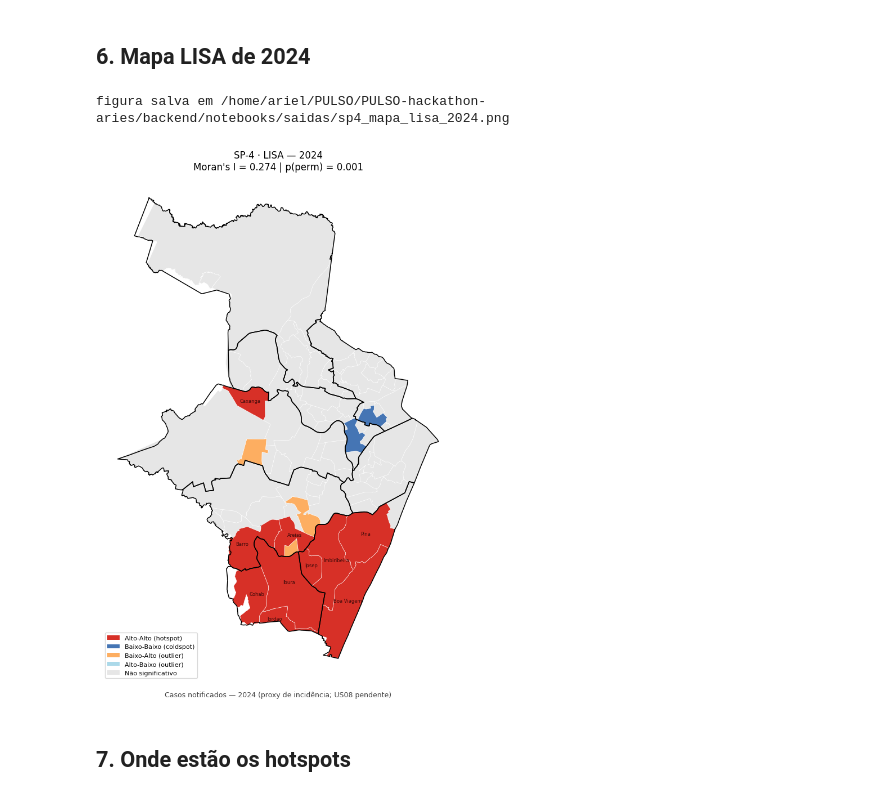
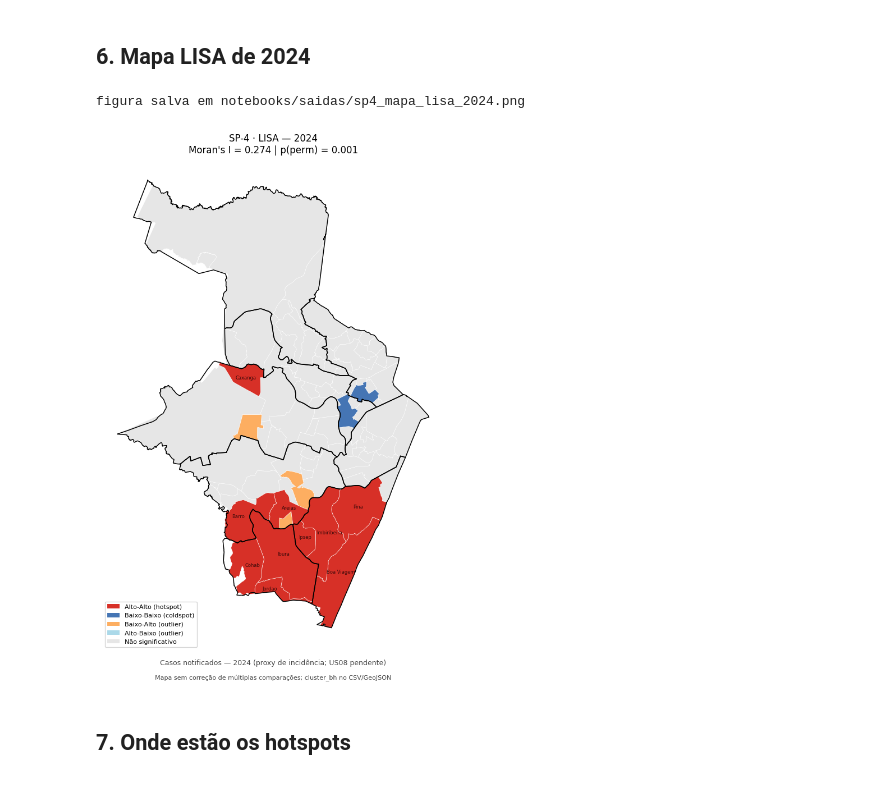
Before and after one commit to beatrizloyola/PULSO, a Jupyter notebook: backend/notebooks/sp4_moran_lisa.ipynb, the cells around one changed output. Saved outputs shown, nothing was run; the diff lists cells and outputs as text; code cells hidden in the pictures.

Commit message:
fix(sp4): rotula z/p, adiciona BH e limpa caminhos

```diff
--- a/backend/notebooks/sp4_moran_lisa.ipynb
+++ b/backend/notebooks/sp4_moran_lisa.ipynb
@@ -147,6 +151,26 @@ contagem = (
 contagem.index = [_comum.ROTULOS_LISA[i] for i in contagem.index]
 display(contagem)
 contagem.to_csv(_comum.SAIDAS_DIR / "sp4_contagem_lisa.csv")
+
+# Correção de múltiplas comparações (Benjamini-Hochberg, 5%) sobre os 94 p_sim.
+from statsmodels.stats.multitest import multipletests
+
+_, p_bh, _, _ = multipletests(geo["p_sim"].fillna(1), alpha=0.05, method="fdr_bh")
+geo["p_bh"] = p_bh
+geo["cluster_bh"] = "ns"
+for q, cat in [(1, "HH"), (2, "LH"), (3, "LL"), (4, "HL")]:
+    geo.loc[(geo["p_bh"] < 0.05) & (lisa.q == q), "cluster_bh"] = cat
+
+contagem_bh = (
+    geo["cluster_bh"].value_counts()
+    .reindex(["HH", "LH", "LL", "HL", "ns"]).fillna(0).astype(int)
+    .to_frame("bairros")
+)
+contagem_bh.index = [_comum.ROTULOS_LISA[i] for i in contagem_bh.index]
+display(contagem_bh)
+contagem_bh.to_csv(_comum.SAIDAS_DIR / "sp4_contagem_lisa_bh.csv")
+print("HH sem BH:", ", ".join(sorted(geo.loc[geo["cluster"] == "HH", "EBAIRRNOME"].str.title())))
+print("HH com BH:", ", ".join(sorted(geo.loc[geo["cluster_bh"] == "HH", "EBAIRRNOME"].str.title())))
 # %% [output]
 |  | bairros |
 | Alto-Alto (hotspot) | 10 |
@@ -201,30 +233,32 @@ figura salva em /home/ariel/PULSO/PULSO-hackathon-aries/backend/notebooks/saidas
 # %%
 distritos = _comum.carregar_distritos().to_crs(geo.crs)
 
 fig, ax = plt.subplots(figsize=(10, 10))
 for cat in ["ns", "HL", "LH", "LL", "HH"]:
     m = geo["cluster"] == cat
     if m.any():
         geo[m].plot(ax=ax, color=_comum.CORES_LISA[cat], edgecolor="white", linewidth=0.4)
 
 distritos.boundary.plot(ax=ax, color="black", linewidth=1.1)
 
 for _, row in geo[geo["cluster"] == "HH"].iterrows():
     p = row.geometry.representative_point()
     ax.annotate(row["EBAIRRNOME"].title(), (p.x, p.y), fontsize=6, ha="center", color="#3b0a0a")
 
 ax.set_title(f"SP-4 · LISA — 2024\nMoran's I = {moran.I:.3f} | p(perm) = {moran.p_sim:.3f}")
 ax.text(0.5, -0.03, rotulo, transform=ax.transAxes, ha="center", fontsize=9, color="#444")
+ax.text(0.5, -0.06, "Mapa sem correção de múltiplas comparações; cluster_bh no CSV/GeoJSON",
+        transform=ax.transAxes, ha="center", fontsize=8, color="#444")
 ax.axis("off")
 legenda = [Patch(facecolor=_comum.CORES_LISA[c], label=_comum.ROTULOS_LISA[c]) for c in ["HH", "LL", "LH", "HL", "ns"]]
 ax.legend(handles=legenda, loc="lower left", fontsize=8, frameon=True)
 fig.tight_layout()
 caminho = _comum.salvar_figura(fig, "sp4_mapa_lisa_2024.png")
-print("figura salva em", caminho)
+print("figura salva em", caminho.relative_to(_comum.BACKEND_DIR))
 plt.show()
 # %% [output]
-figura salva em /home/ariel/PULSO/PULSO-hackathon-aries/backend/notebooks/saidas/sp4_mapa_lisa_2024.png
+figura salva em notebooks/saidas/sp4_mapa_lisa_2024.png
-[figure, old version]
+[figure, new version]
 # %% [markdown]
 ## 7. Onde estão os hotspots
 # %%
```
Also changed, not shown: parts of 6 cells of this notebook, 6 other files.
